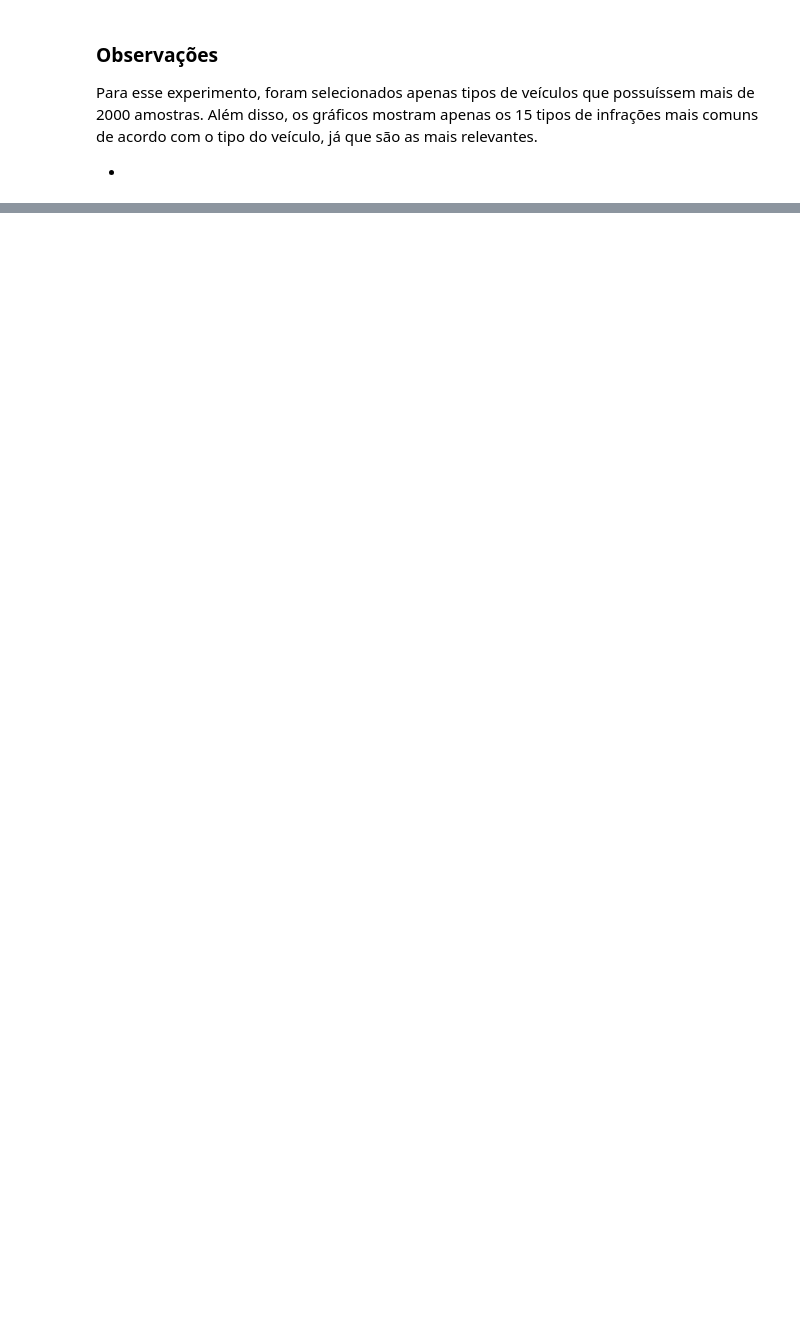
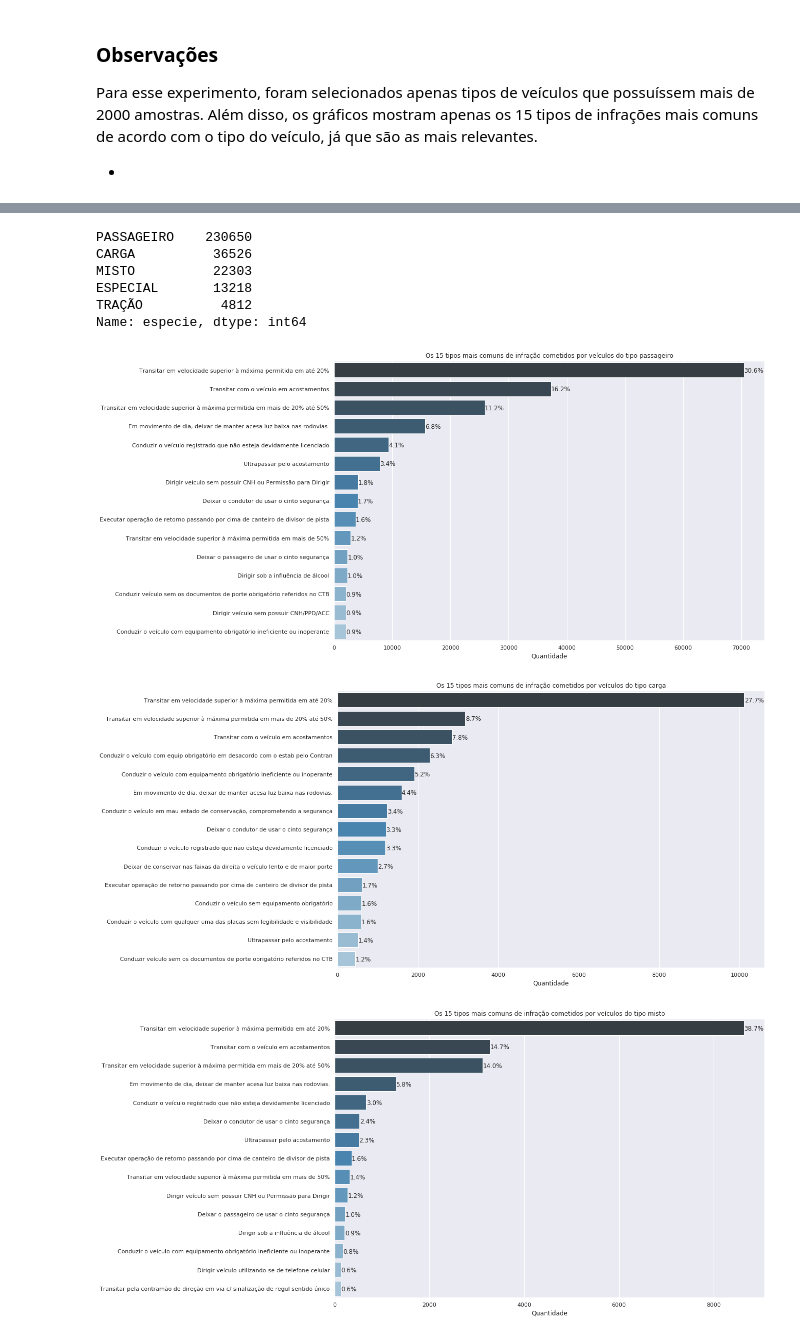
Before and after one commit to IagoCarvalho/tcc_scripts, a Jupyter notebook: QP06-Analysis.ipynb, the cells around one changed output, grey strips where cells are left out. Drawn from its saved outputs; the diff is of its cells as text; code cells hidden in the pictures; blank space fills up the shorter version.

```diff
--- a/QP06-Analysis.ipynb
+++ b/QP06-Analysis.ipynb
@@ -128,0 +155,23 @@ Para esse experimento, foram selecionados apenas tipos de veículos que possuís
+# %%
+index_drop = df_infracoes_prf_2010_2018[df_infracoes_prf_2010_2018['especie'].isin(['COLEÇÃO', 'COMPETIÇÃO'])].index
+df_infracoes_prf_2010_2018.drop(index_drop , inplace=True)
+df_infracoes_prf_2010_2018.especie.value_counts()
+# %% [output]
+PASSAGEIRO    230650
+CARGA          36526
+MISTO          22303
+ESPECIAL       13218
+TRAÇÃO          4812
+Name: especie, dtype: int64
+# %%
+lista_tipos_veiculos = df_infracoes_prf_2010_2018.especie.unique().tolist()
+lista_tipos_veiculos.pop() # Retira o ultimo valor da lista, que e nan
+plota_infracoes_veiculos(df=df_infracoes_prf_2010_2018,
+                         lista_tipos_veiculos=lista_tipos_veiculos,
+                         label_tipo_veiculo='especie',
+                         label_qtd_infracoes='dat_infracao',
+                         label_tipo_infracao='descricao_abreviada')
+# %% [output]
+[figure, added]
+[figure, added]
+[figure, added]
```
Also changed, not shown: parts of 8 cells of this notebook.
